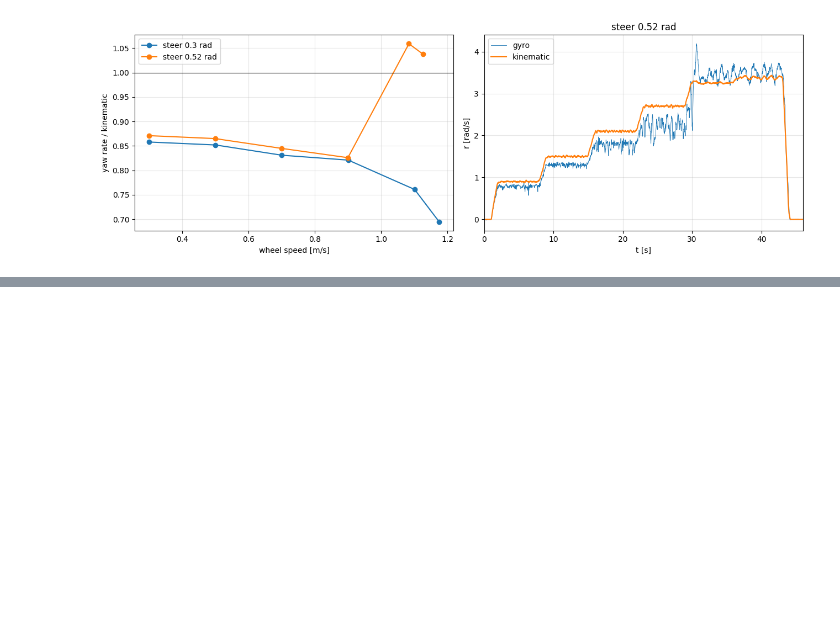
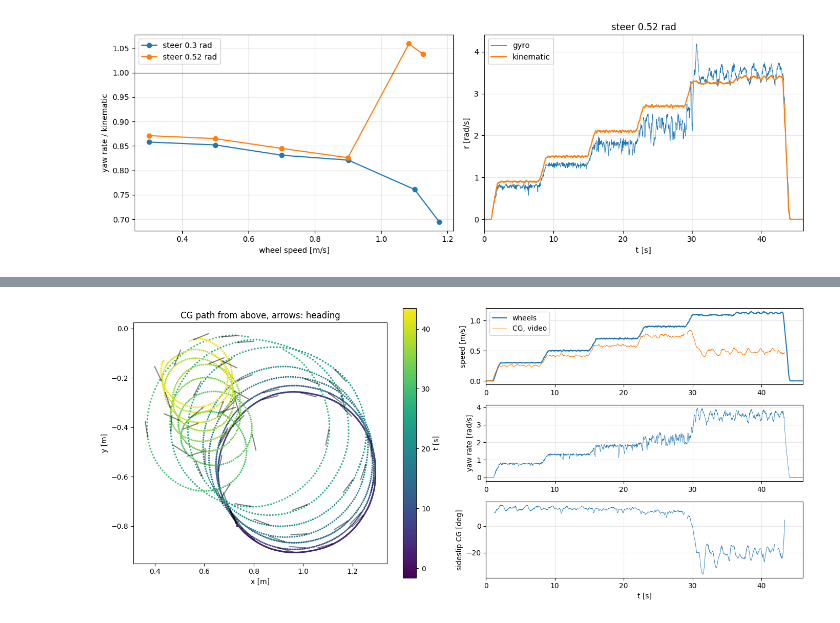
Before and after one commit to Gelminaio/drift-mpc-ackermann, a Jupyter notebook: notebooks/handling.ipynb, the cells around one changed output, grey strips where cells are left out. Cells and saved outputs as stored; diff of their text form; code cells hidden in the pictures; blank space fills up the shorter version.

Commit message:
analysis: handling from overhead video, donut at full lock

```diff
--- a/notebooks/handling.ipynb
+++ b/notebooks/handling.ipynb
@@ -104,0 +203,9 @@ with markers on the car, for radius, true speed and sideslip.
+# %%
+m, js, imu, bias, t_cmd, off = load_run('video_drift')
+rows = []
+for k, cmd in enumerate(STEPS):
+    t0 = t_cmd + 2 + 7 * k + 2
+    rows.append({'cmd': cmd, **window_stats(m, js, imu, bias, t0, t0 + 4, off)})
+drift = pd.DataFrame(rows).round(3)
+print(f"offset video -> bag {off:.2f} s, valid frames {100 * m['valid'].mean():.0f} %")
+drift
@@ -104,0 +221,36 @@ with markers on the car, for radius, true speed and sideslip.
+# %%
+fig = plt.figure(figsize=(14, 6))
+ax0 = fig.add_subplot(1, 2, 1)
+ax1, ax2, ax3 = [fig.add_subplot(3, 2, k) for k in (2, 4, 6)]
+
+w = m[m['valid']]
+sc = ax0.scatter(w['cg_x'], w['cg_y'], c=w['t'] + off - t_cmd, s=2, cmap='viridis')
+for i in range(0, len(w), 40):
+    row = w.iloc[i]
+    ax0.arrow(row['rear_x'], row['rear_y'], 0.06 * np.cos(row['psi']), 0.06 * np.sin(row['psi']),
+              width=0.002, color='k', alpha=0.35)
+ax0.set_aspect('equal')
+ax0.set_xlabel('x [m]')
+ax0.set_ylabel('y [m]')
+ax0.set_title('CG path from above, arrows: heading')
+fig.colorbar(sc, ax=ax0, label='t [s]')
+
+t_run = m['t'] + off - t_cmd
+moving = m['ok'] & (m['v_cg'] > 0.1)
+ax1.plot(js['t'] - t_cmd, R_WHEEL * (js['wl'] + js['wr']) / 2, label='wheels')
+ax1.plot(t_run, m['v_cg'].where(m['ok']), lw=0.8, label='CG, video')
+ax1.set_ylabel('speed [m/s]')
+ax1.legend(loc='upper left')
+ax2.plot(imu['t'] - t_cmd, imu['gz'] - bias, lw=0.5)
+ax2.set_ylabel('yaw rate [rad/s]')
+ax3.plot(t_run, m['beta_cg'].where(moving), lw=0.6)
+ax3.set_ylabel('sideslip CG [deg]')
+ax3.set_xlabel('t [s]')
+for a in (ax1, ax2, ax3):
+    a.set_xlim(0, 46)
+    a.grid(alpha=0.3)
+plt.tight_layout()
+fig.savefig('../media/drift_topview.png', dpi=120)
+plt.show()
+# %% [output]
+[figure, added]
```
Also changed, not shown: parts of 13 cells of this notebook, 2 other files.
